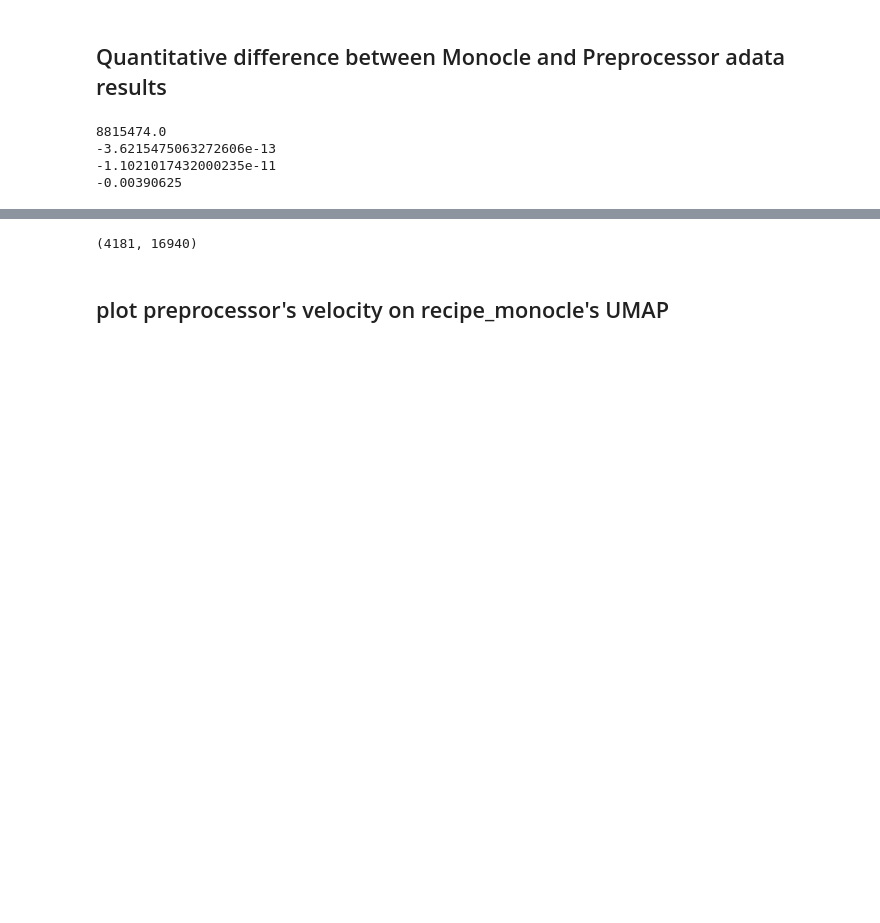
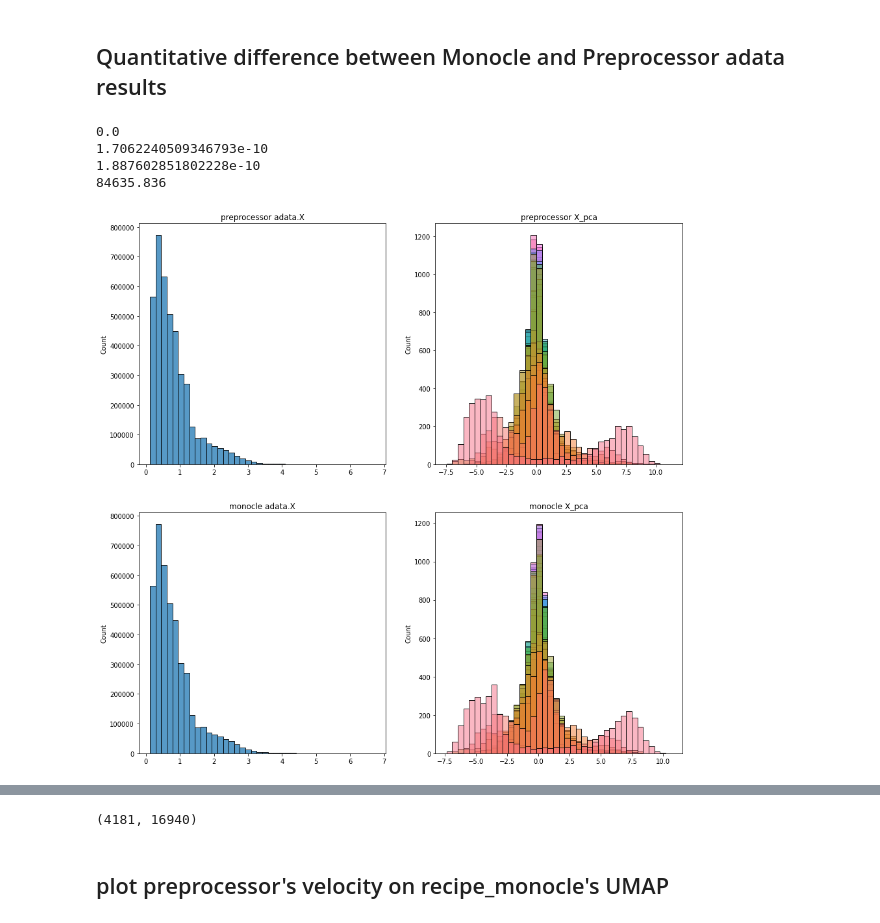
Before and after one commit to aristoteleo/dynamo-notebooks, a Jupyter notebook: normalization/preprocessor-monocle-visualization-zebrafish.ipynb, the cells around one changed output, grey strips where cells are left out. Cells and saved outputs as stored; diff of their text form; code cells hidden in the pictures; blank space fills up the shorter version.

```diff
--- a/normalization/preprocessor-monocle-visualization-zebrafish.ipynb
+++ b/normalization/preprocessor-monocle-visualization-zebrafish.ipynb
@@ -130,12 +194,22 @@ dyn.tl.reduceDimension(monocle_adata,basis="pca")
 # %% [markdown]
 ## Quantitative difference between Monocle and Preprocessor adata results
 # %%
-print(np.sum(adata.X - monocle_adata.X))
-print(np.sum(adata.layers["X_spliced"] - monocle_adata.layers["X_spliced"]))
-print(np.sum(adata.layers["X_unspliced"] - monocle_adata.layers["X_unspliced"]))
-print(np.sum(adata.obsm["X_pca"] - monocle_adata.obsm["X_pca"]))
+print(np.sum(np.abs(adata.X - monocle_adata.X)))
+print(np.sum(np.abs(adata.layers["X_spliced"] - monocle_adata.layers["X_spliced"])))
+print(np.sum(np.abs(adata.layers["X_unspliced"] - monocle_adata.layers["X_unspliced"])))
+print(np.sum(np.abs(adata.obsm["X_pca"] - monocle_adata.obsm["X_pca"])))
 # %% [output]
-8815474.0
--3.6215475063272606e-13
--1.1021017432000235e-11
--0.00390625
+0.0
+1.7062240509346793e-10
+1.887602851802228e-10
+84635.836
+# %%
+import seaborn as sns
+_, axes = plt.subplots(2, 2, figsize=(15, 15))
+sns.histplot(adata.X.data, bins=40, legend=False, ax=axes[0][0]).set_title("preprocessor adata.X")
+sns.histplot(adata.obsm["X_pca"], bins=40, legend=False, ax=axes[0][1]).set_title("preprocessor X_pca")
+sns.histplot(monocle_adata.X.data, bins=40, legend=False, ax=axes[1][0]).set_title("monocle adata.X")
+sns.histplot(monocle_adata.obsm["X_pca"], bins=40, legend=False, ax=axes[1][1]).set_title("monocle X_pca")
+plt.show()
+# %% [output]
+[figure, added]
```
Also changed, not shown: parts of 16 cells of this notebook.
